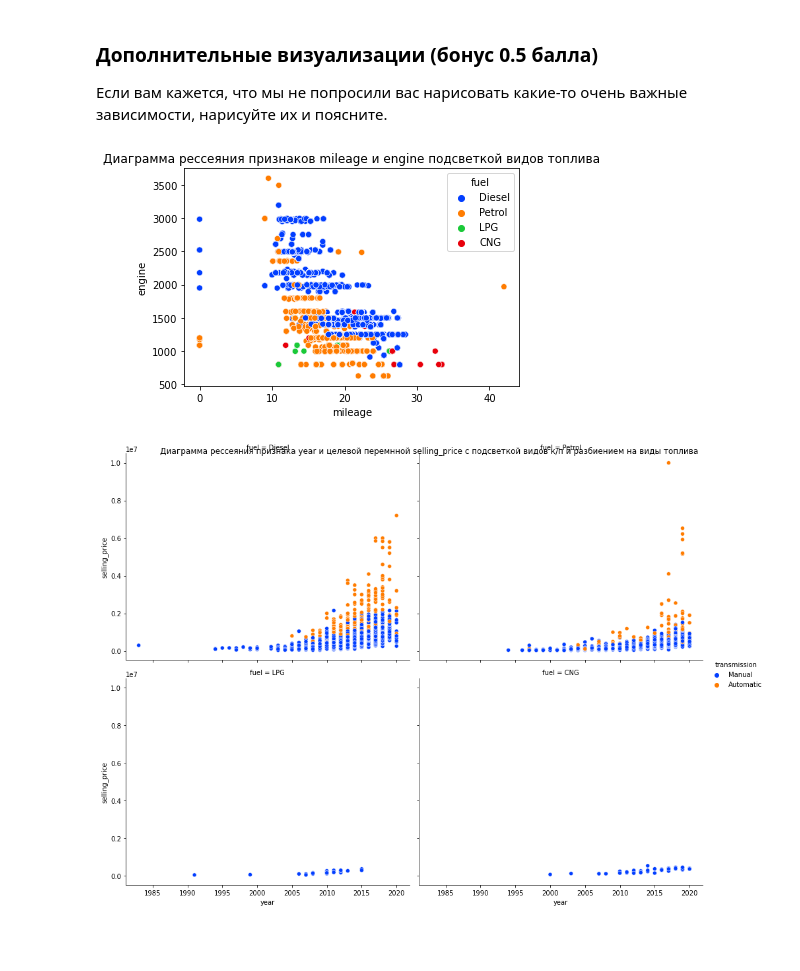
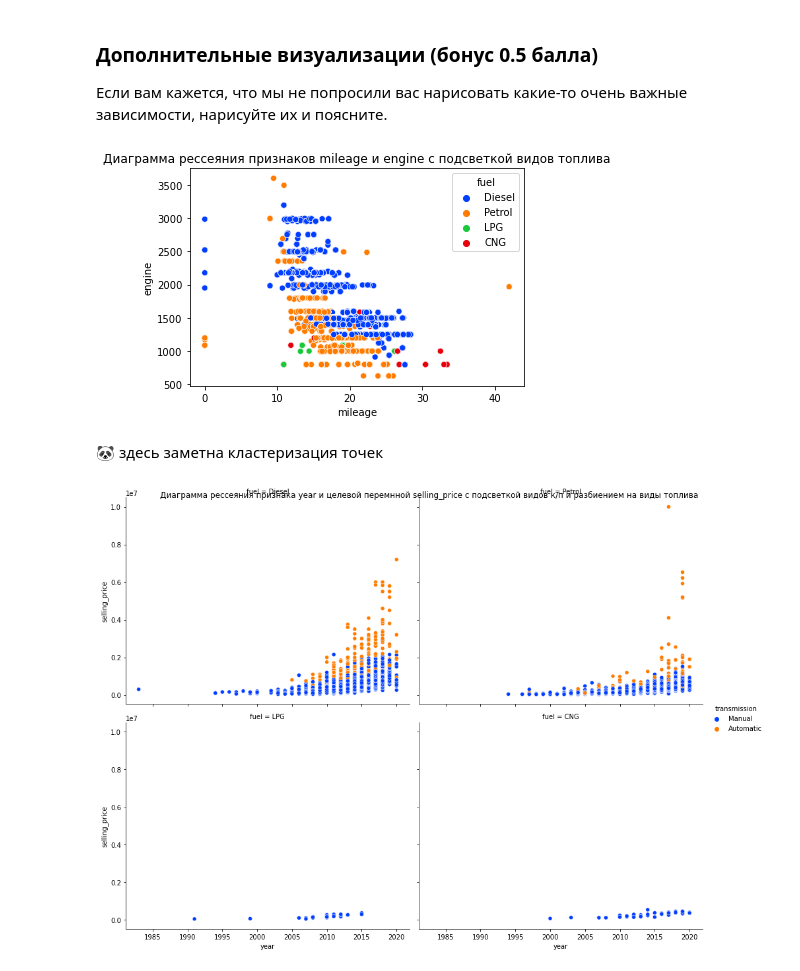
Before and after one commit to zhus-dika/cars_price_predicting, a Jupyter notebook: HW1_Regression_with_inference.ipynb, the cells around one changed output. Cells and saved outputs as stored; diff of their text form; code cells hidden in the pictures; blank space fills up the shorter version.

```diff
--- a/HW1_Regression_with_inference.ipynb
+++ b/HW1_Regression_with_inference.ipynb
@@ -668,12 +668,14 @@ sns.scatterplot(
 # %%
 sns.scatterplot(
     x='mileage',
     y='engine',
     data=df_train_no_mis,
     palette='bright',
-    hue='fuel').set(title='Диаграмма рессеяния признаков mileage и engine подсветкой видов топлива');
+    hue='fuel').set(title='Диаграмма рессеяния признаков mileage и engine c подсветкой видов топлива');
 # %% [output]
-[figure, old version]
+[figure, new version]
+# %% [markdown]
+🐼 здесь заметна кластеризация точек
 # %%
 sns.relplot(
     x='year',
```
Also changed, not shown: parts of 30 cells of this notebook.
